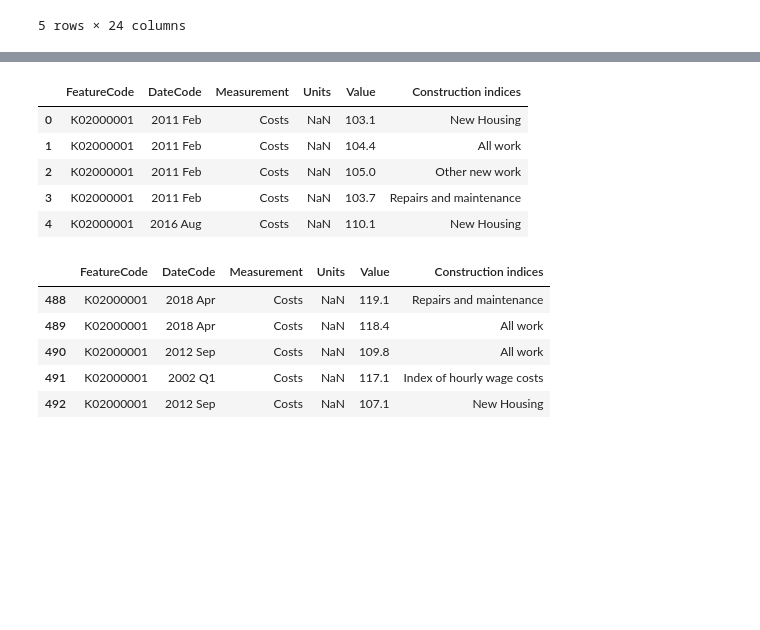
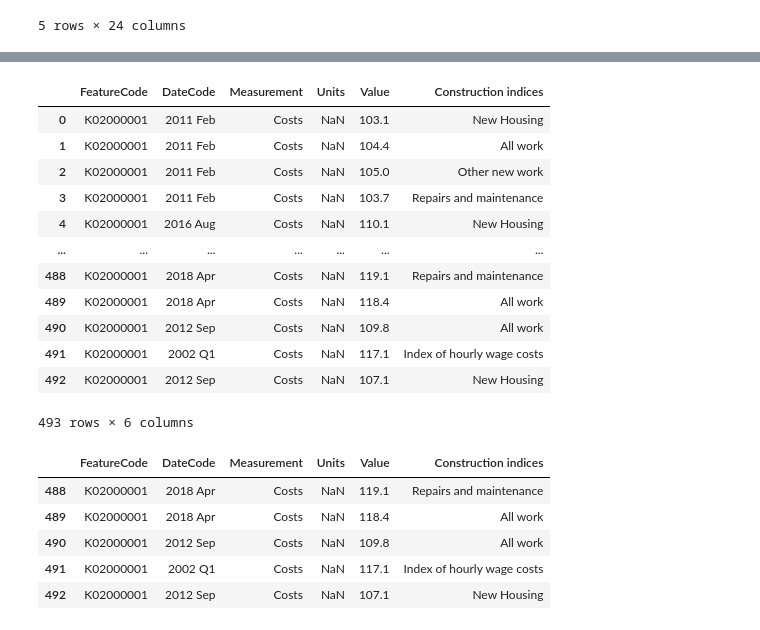
Before and after one commit to rachelhurleycct/CA2, a Jupyter notebook: CA2.ipynb, the cells around one changed output, grey strips where cells are left out. Cells and saved outputs as stored; diff of their text form; code cells hidden in the pictures; blank space fills up the shorter version.

```diff
--- a/CA2.ipynb
+++ b/CA2.ipynb
@@ -220,14 +259,21 @@ df3_transposed.head()
 # %%
 df5=pd.read_csv("download1061915290288055378.csv")
 # %%
-df5.head()
+df5
 # %% [output]
 |  | FeatureCode | DateCode | Measurement | Units | Value | Construction indices |
 | 0 | K02000001 | 2011 Feb | Costs | NaN | 103.1 | New Housing |
 | 1 | K02000001 | 2011 Feb | Costs | NaN | 104.4 | All work |
 | 2 | K02000001 | 2011 Feb | Costs | NaN | 105.0 | Other new work |
 | 3 | K02000001 | 2011 Feb | Costs | NaN | 103.7 | Repairs and maintenance |
 | 4 | K02000001 | 2016 Aug | Costs | NaN | 110.1 | New Housing |
+| ... | ... | ... | ... | ... | ... | ... |
+| 488 | K02000001 | 2018 Apr | Costs | NaN | 119.1 | Repairs and maintenance |
+| 489 | K02000001 | 2018 Apr | Costs | NaN | 118.4 | All work |
+| 490 | K02000001 | 2012 Sep | Costs | NaN | 109.8 | All work |
+| 491 | K02000001 | 2002 Q1 | Costs | NaN | 117.1 | Index of hourly wage costs |
+| 492 | K02000001 | 2012 Sep | Costs | NaN | 107.1 | New Housing |
+493 rows × 6 columns
 # %%
 df5.tail()
 # %% [output]
```
Also changed, not shown: parts of 33 cells of this notebook.
